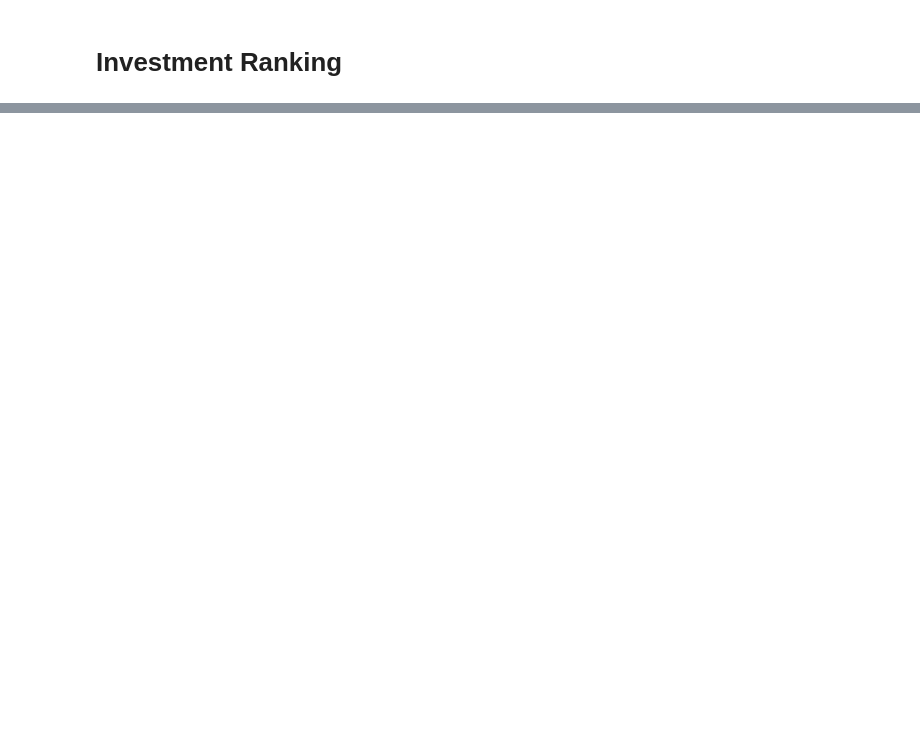
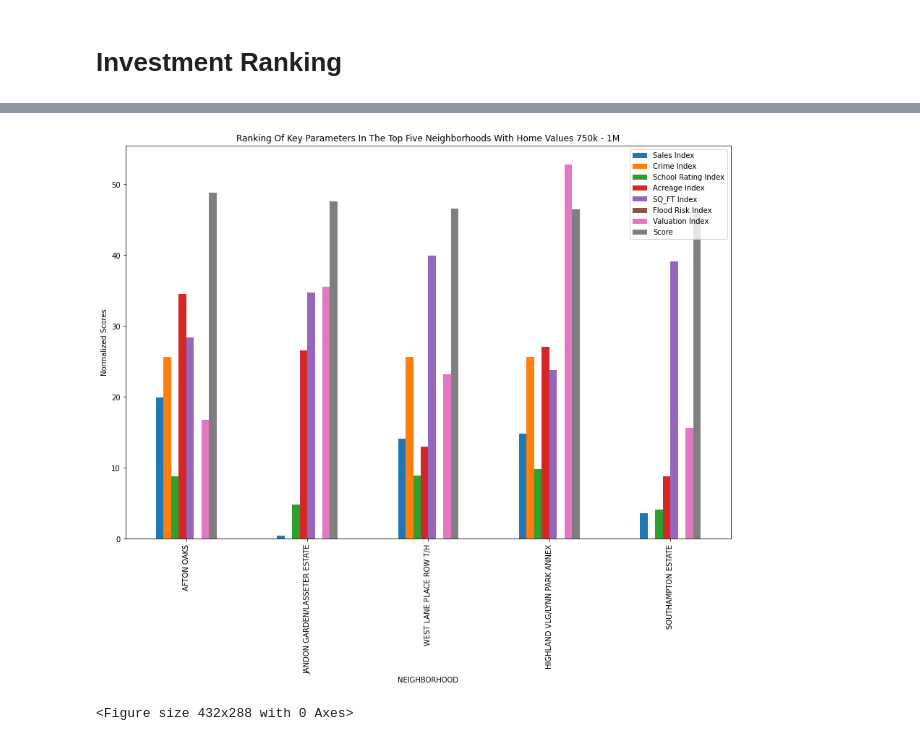
Before and after one commit to adrianaovalle/Project1_Group2, a Jupyter notebook: Results.ipynb, the cells around one changed output, grey strips where cells are left out. Saved outputs shown, nothing was run; the diff lists cells and outputs as text; code cells hidden in the pictures; blank space fills up the shorter version.

```diff
--- a/Results.ipynb
+++ b/Results.ipynb
@@ -546,0 +216,6 @@ fig
+# %%
+# look at only the parameters of interest
+parameter_and_score = homes_less_than_1M[["Sales Index",'Crime Index', 'School Rating Index', 'Acreage Index',
+       'SQ_FT Index', 'Flood Risk Index', 'Valuation Index','Score','TOTAL_APPRAISED_VALUE_2019','NEIGHBORHOOD']]
+#parameter_and_score.rename(columns={'TOTAL_APPRAISED_VALUE_2019':'Total Appraised Value'},inplace=True)
+parameter_and_score.head()
@@ -546,0 +229,4 @@ fig
+# %%
+# group parameters by neighborhood name
+neighborhood_group = parameter_and_score.groupby(["NEIGHBORHOOD"]).mean()
+neighborhood_group.head()
@@ -546,0 +241,11 @@ fig
+# %%
+# To get to the top list, neighnorhoods need positive valuation index and sales index)
+neighborhood_group=neighborhood_group.loc[(neighborhood_group['Valuation Index']>0)&(neighborhood_group['Sales Index']>0),:]
+
+min=neighborhood_group['Valuation Index'].min()
+max=neighborhood_group['Valuation Index'].max()
+min=neighborhood_group['Valuation Index']=(neighborhood_group['Valuation Index']-min)/(max-min)*100
+
+# sort scores
+rank_all = neighborhood_group.sort_values('Score',ascending=False)
+rank_all
@@ -546,0 +509,7 @@ fig
+# %%
+# extract the top five neighborhoods for home values 750-1000k
+top_neighborhoods_1000 = rank_all.loc[(rank_all['TOTAL_APPRAISED_VALUE_2019']>750000)&(rank_all['TOTAL_APPRAISED_VALUE_2019']<=1000000),:]
+top_1000k_group = top_neighborhoods_1000.groupby(['NEIGHBORHOOD']).mean()
+ranked_1000k = top_1000k_group.sort_values('Score',ascending=False)
+ranked_1000k = ranked_1000k.head()
+ranked_1000k.head(10)
@@ -546,0 +524,11 @@ fig
+# %%
+# Bar plot for budget=750k-1M
+ranked_1000k = ranked_1000k.iloc[:,:-1]
+ranked_1000k.plot(kind='bar',figsize=(15,10))
+plt.ylabel("Normalized Scores")
+plt.title("Ranking Of Key Parameters In The Top Five Neighborhoods With Home Values 750k - 1M")
+plt.show()
+plt.savefig('Output/Results_Bar_1000.png')
+# %% [output]
+[figure, added]
+<Figure size 432x288 with 0 Axes>
```
Also changed, not shown: parts of 53 cells of this notebook.
